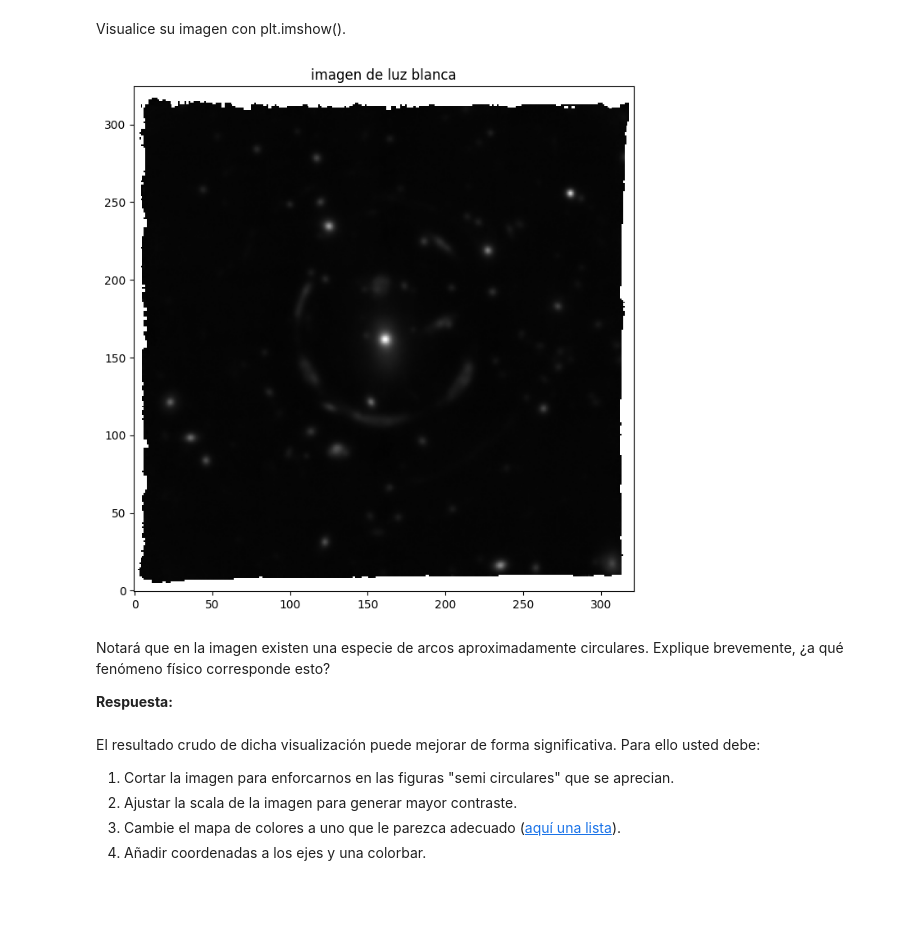
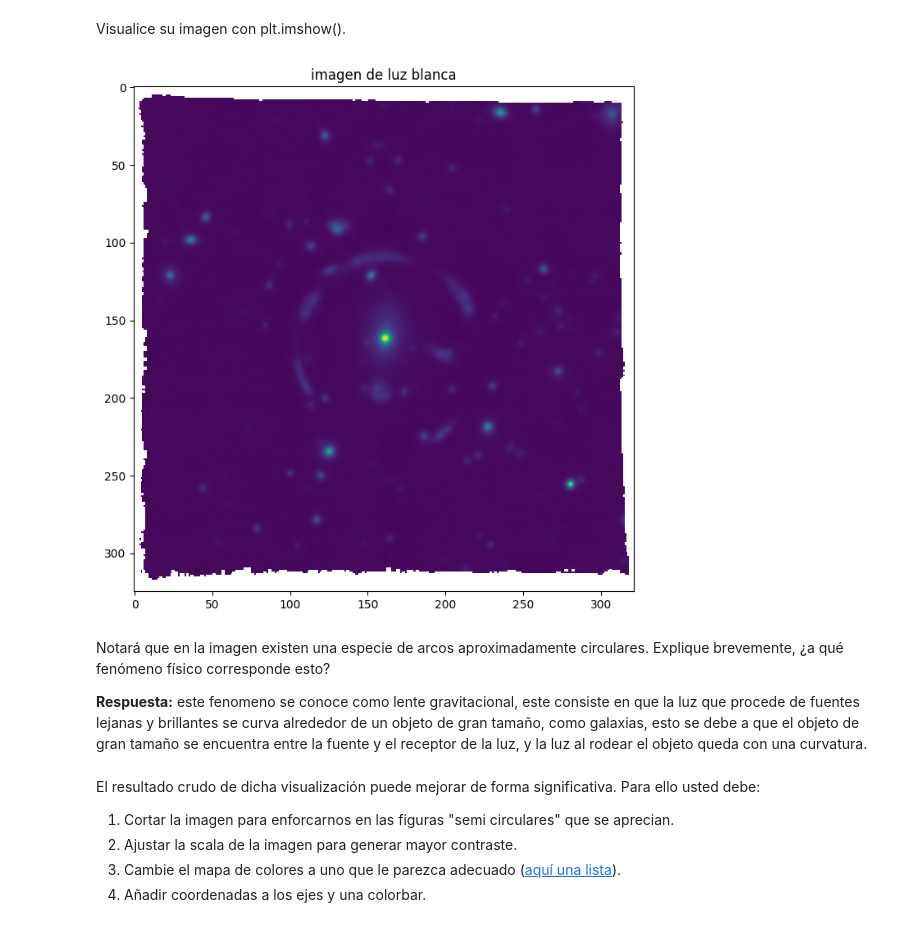
Before and after one commit to ASGN89/Tarea-4, a Jupyter notebook: Tarea4.ipynb, the cells around one changed output. Saved outputs shown, nothing was run; the diff lists cells and outputs as text; code cells hidden in the pictures; blank space fills up the shorter version.

```diff
--- a/Tarea4.ipynb
+++ b/Tarea4.ipynb
@@ -121,15 +121,15 @@ Visualice su imagen con plt.imshow().
 # %%
 import matplotlib.pyplot as plt
 plt.figure(figsize=(10,8))
-plt.imshow(white_light_image, origin="lower", cmap="gray")
+plt.imshow(white_light_image)
 plt.title("imagen de luz blanca")
 plt.show()
 # %% [output]
-[figure, old version]
+[figure, new version]
-# %% [markdown]
-Notará que en la imagen existen una especie de arcos aproximadamente circulares. Explique brevemente, ¿a qué fenómeno físico corresponde esto?
-
-**Respuesta:**
+# %% [markdown]
+Notará que en la imagen existen una especie de arcos aproximadamente circulares. Explique brevemente, ¿a qué fenómeno físico corresponde esto?
+
+**Respuesta:** este fenomeno se conoce como lente gravitacional, este consiste en que la luz que procede de fuentes lejanas y brillantes se curva alrededor de un objeto de gran tamaño, como galaxias, esto se debe a que el objeto de gran tamaño se encuentra entre la fuente y el receptor de la luz, y la luz al rodear el objeto queda con una curvatura.
 # %% [markdown]
 El resultado crudo de dicha visualización puede mejorar de forma significativa.
 Para ello usted debe:
```
Also changed, not shown: parts of 5 cells of this notebook.
